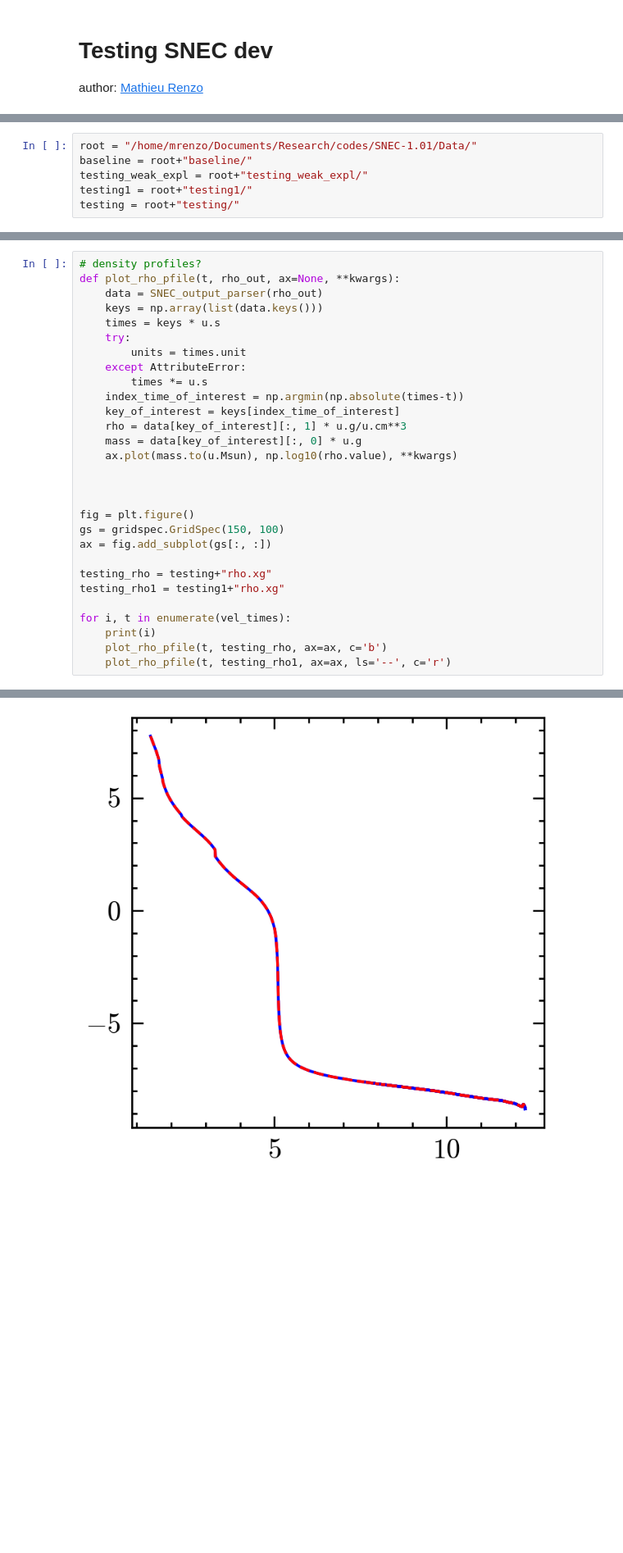
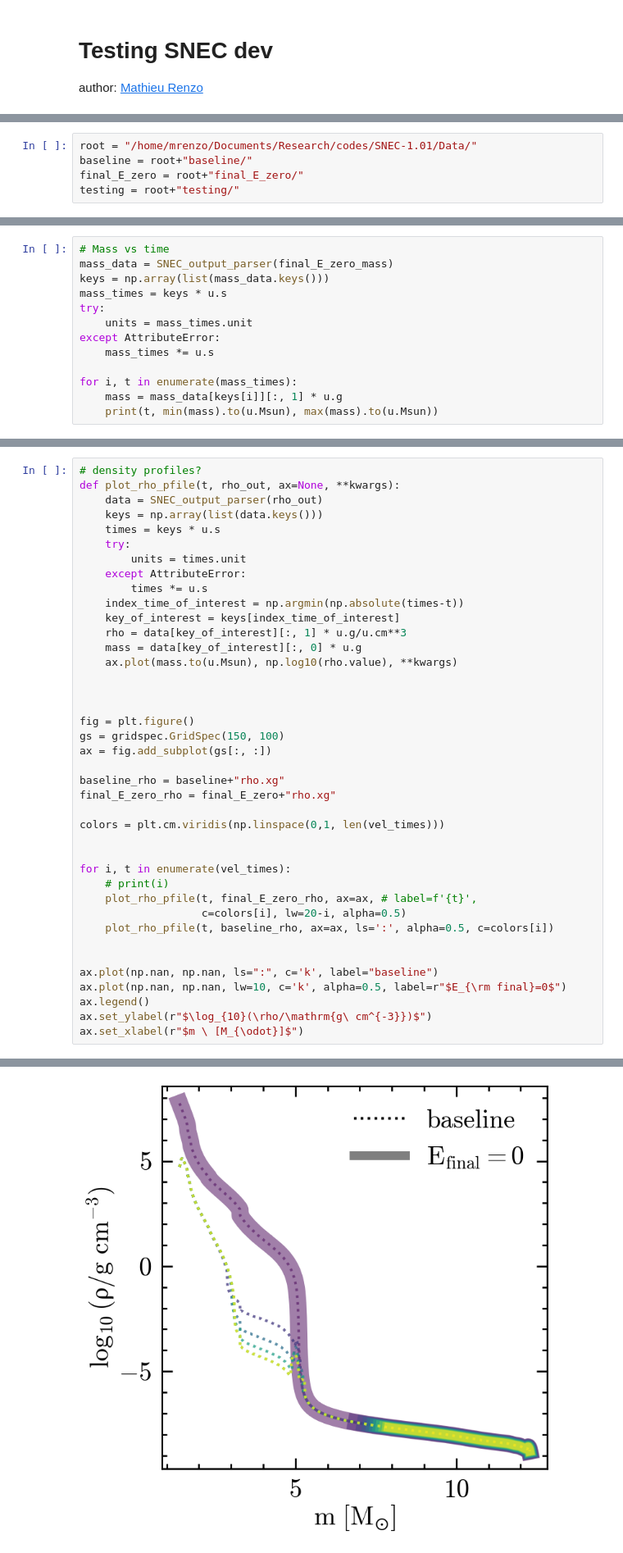
Before and after one commit to mathren/SNEC, a Jupyter notebook: scripts/dev_SNEC.ipynb, the cells around one changed output, grey strips where cells are left out. Shown at 82% size. Drawn from its saved outputs; the diff is of its cells as text; blank space fills up the shorter version.

```diff
--- a/scripts/dev_SNEC.ipynb
+++ b/scripts/dev_SNEC.ipynb
@@ -14,7 +16,6 @@ Hardcoded some constants
 # %%
 root = "/home/mrenzo/Documents/Research/codes/SNEC-1.01/Data/"
 baseline = root+"baseline/"
-testing_weak_expl = root+"testing_weak_expl/"
-testing1 = root+"testing1/"
+final_E_zero = root+"final_E_zero/"
 testing = root+"testing/"
 # %%
@@ -146,0 +80,13 @@ ax.set_ylim(-1050, 10)
+# %%
+# Mass vs time
+mass_data = SNEC_output_parser(final_E_zero_mass)
+keys = np.array(list(mass_data.keys()))
+mass_times = keys * u.s
+try:
+    units = mass_times.unit
+except AttributeError:
+    mass_times *= u.s
+
+for i, t in enumerate(mass_times):
+    mass = mass_data[keys[i]][:, 1] * u.g
+    print(t, min(mass).to(u.Msun), max(mass).to(u.Msun))
@@ -166,11 +124,22 @@ fig = plt.figure()
 gs = gridspec.GridSpec(150, 100)
 ax = fig.add_subplot(gs[:, :])
 
-testing_rho = testing+"rho.xg"
-testing_rho1 = testing1+"rho.xg"
+baseline_rho = baseline+"rho.xg"
+final_E_zero_rho = final_E_zero+"rho.xg"
+
+colors = plt.cm.viridis(np.linspace(0,1, len(vel_times)))
+
 
 for i, t in enumerate(vel_times):
-    print(i)
-    plot_rho_pfile(t, testing_rho, ax=ax, c='b')
-    plot_rho_pfile(t, testing_rho1, ax=ax, ls='--', c='r')
+    # print(i)
+    plot_rho_pfile(t, final_E_zero_rho, ax=ax, # label=f'{t}',
+                   c=colors[i], lw=20-i, alpha=0.5)
+    plot_rho_pfile(t, baseline_rho, ax=ax, ls=':', alpha=0.5, c=colors[i])
+
+
+ax.plot(np.nan, np.nan, ls=":", c='k', label="baseline")
+ax.plot(np.nan, np.nan, lw=10, c='k', alpha=0.5, label=r"$E_{\rm final}=0$")
+ax.legend()
+ax.set_ylabel(r"$\log_{10}(\rho/\mathrm{g\ cm^{-3}})$")
+ax.set_xlabel(r"$m \ [M_{\odot}]$")
 # %% [output]
@@ -182 +147 @@ for i, t in enumerate(vel_times):
-[figure, old version]
+[figure, new version]
```
Also changed, not shown: parts of 11 cells of this notebook, 4 other files.
